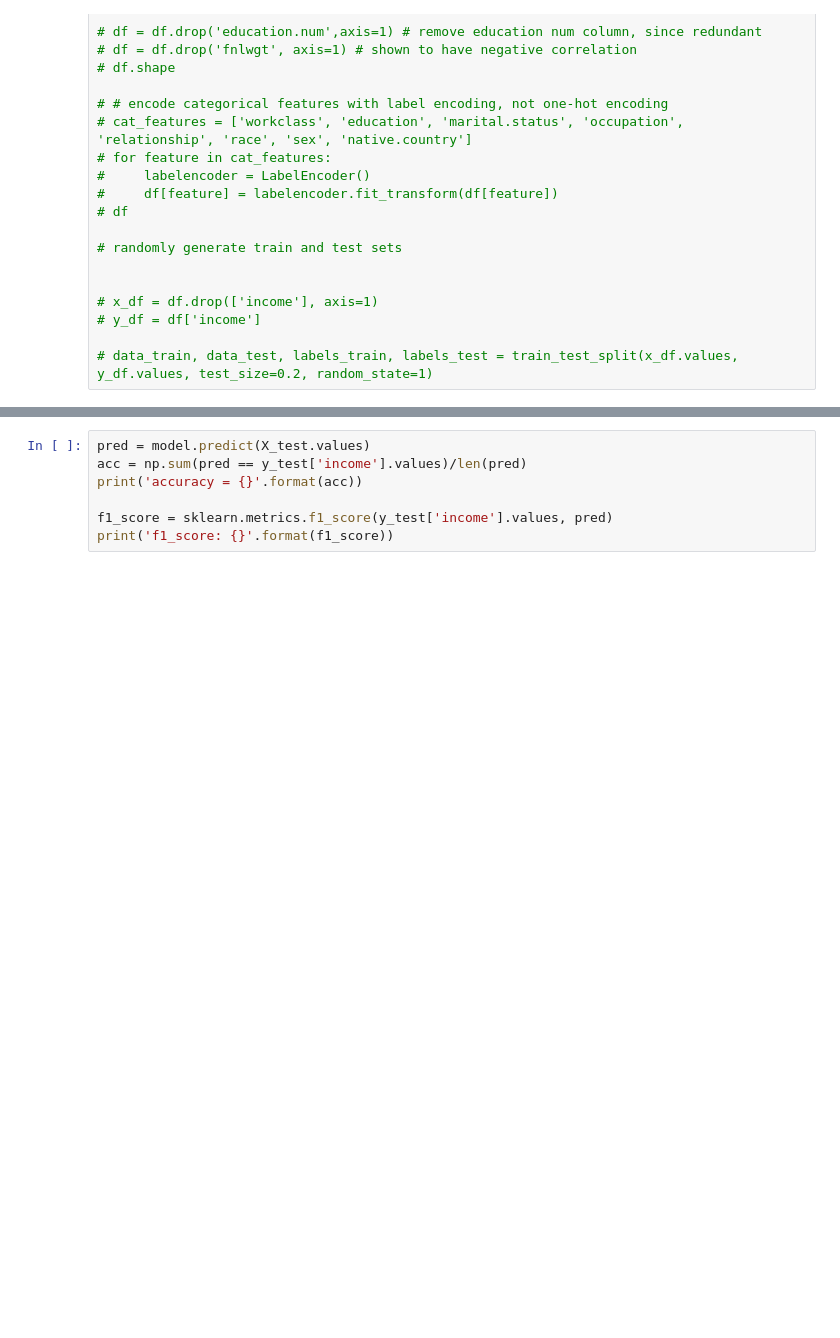
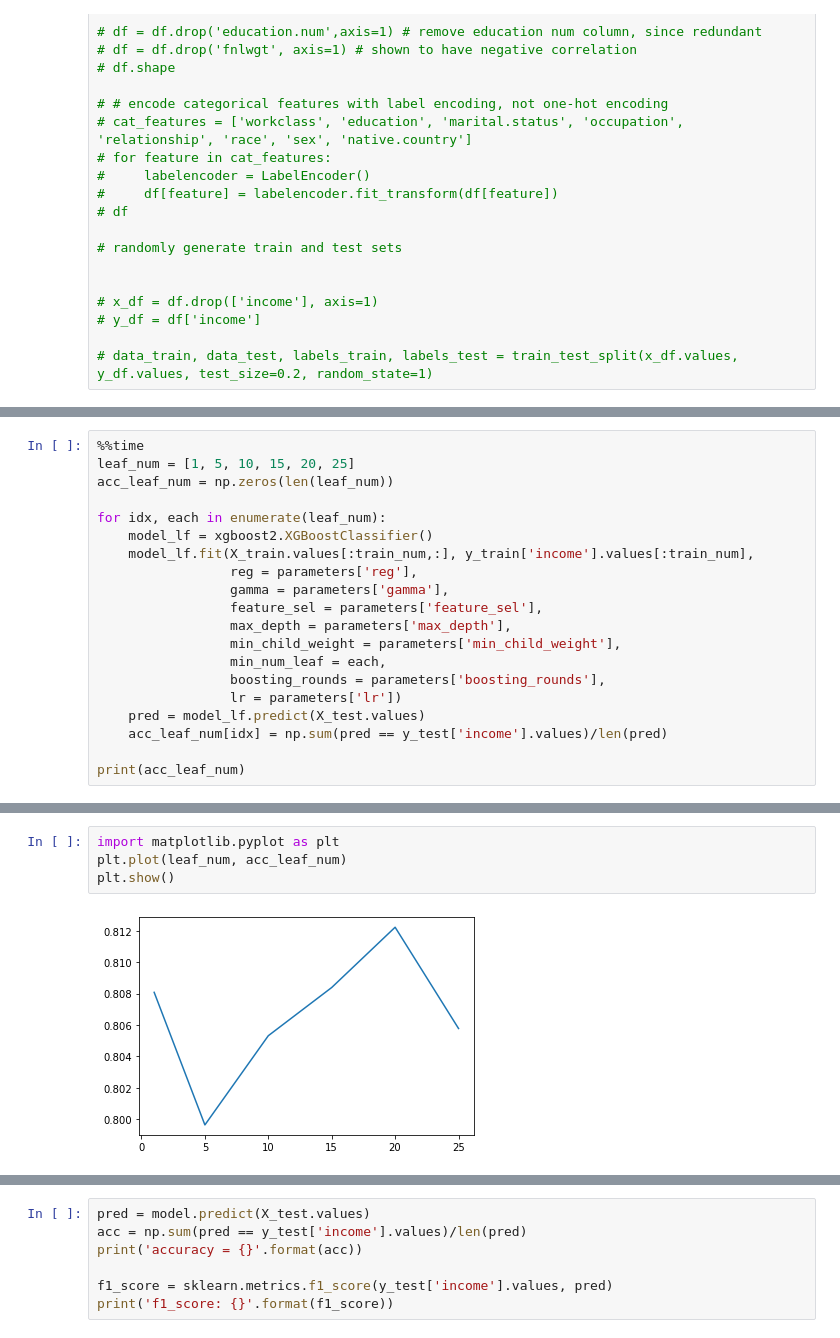
Before and after one commit to avanomen/EECS545-Final-Project, a Jupyter notebook: xgboost2_census.ipynb, the cells around one changed output, grey strips where cells are left out. Drawn from its saved outputs; the diff is of its cells as text; blank space fills up the shorter version.

```diff
--- a/xgboost2_census.ipynb
+++ b/xgboost2_census.ipynb
@@ -268,0 +162,20 @@ training time: 47.77593679428101 min
+# %%
+%%time
+leaf_num = [1, 5, 10, 15, 20, 25]
+acc_leaf_num = np.zeros(len(leaf_num))
+
+for idx, each in enumerate(leaf_num):
+    model_lf = xgboost2.XGBoostClassifier()
+    model_lf.fit(X_train.values[:train_num,:], y_train['income'].values[:train_num],
+                 reg = parameters['reg'],
+                 gamma = parameters['gamma'],
+                 feature_sel = parameters['feature_sel'],
+                 max_depth = parameters['max_depth'],
+                 min_child_weight = parameters['min_child_weight'],
+                 min_num_leaf = each,
+                 boosting_rounds = parameters['boosting_rounds'],
+                 lr = parameters['lr'])
+    pred = model_lf.predict(X_test.values)
+    acc_leaf_num[idx] = np.sum(pred == y_test['income'].values)/len(pred)
+
+print(acc_leaf_num)
@@ -268,0 +203,6 @@ training time: 47.77593679428101 min
+# %%
+import matplotlib.pyplot as plt
+plt.plot(leaf_num, acc_leaf_num)
+plt.show()
+# %% [output]
+[figure, added]
```
Also changed, not shown: parts of 19 cells of this notebook, 3 other files.
